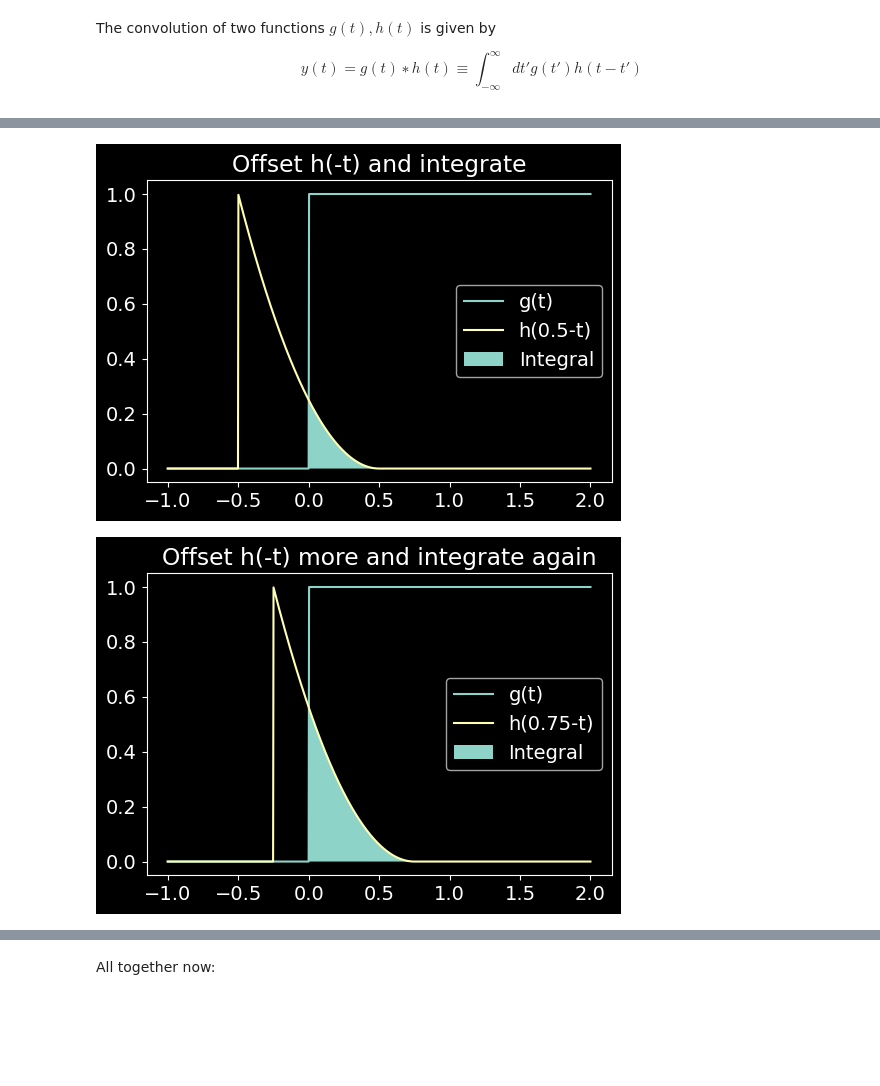
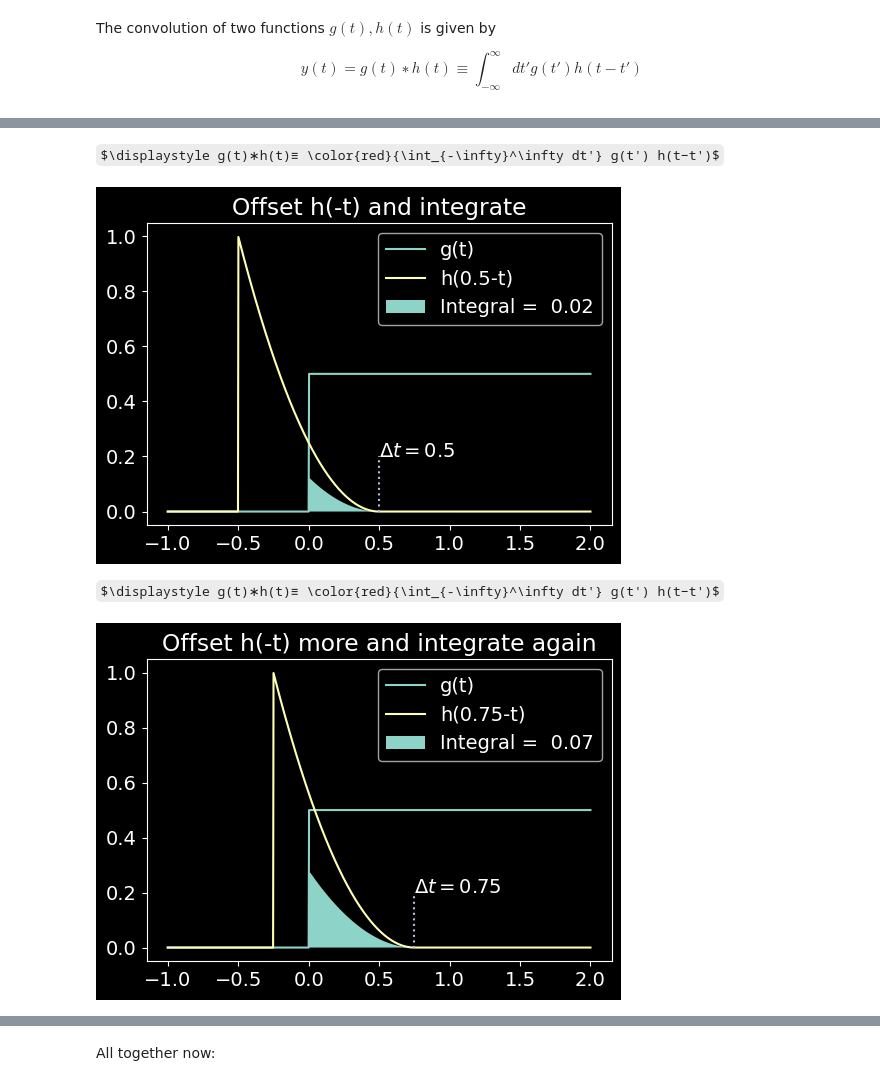
Before and after one commit to keflavich/AST4723-Public-Materials, a Jupyter notebook: FourierTransforms.ipynb, the cells around one changed output, grey strips where cells are left out. Drawn from its saved outputs; the diff is of its cells as text; code cells hidden in the pictures; some formulas as TeX source; blank space fills up the shorter version.

```diff
--- a/FourierTransforms.ipynb
+++ b/FourierTransforms.ipynb
@@ -472,5 +606,5 @@ Visual example of convolution:
 # %%
 def g(t):
-    return t > 0
+    return (t > 0)*0.5
 def h(t):
     return t**2 * (t>0) * (t < 1)
@@ -502,23 +648,33 @@ pl.title("Offset h(-t)");
 def overlap_hg(t, dt):
     tmdt = dt - t
     hflip = (tmdt)**2 * (tmdt>0) * (tmdt < 1)
-    g = t > 0
-    return hflip * g
+    return hflip * g(t)
 # %%
 t = np.linspace(-1, 2, 1000)
 pl.plot(t, g(t), label='g(t)')
 pl.plot(t, h(0.5-t), label='h(0.5-t)')
-pl.fill_between(t, t*0, overlap_hg(t, 0.5), label='Integral')
+pl.fill_between(t, t*0, overlap_hg(t, 0.5), label=f'Integral = {hconvt(0.5): 0.2f}')
+pl.plot([0.5, 0.5,], [0, 0.2], linestyle=':')
+pl.text(0.5, 0.2, "$\Delta t=0.5$")
+
 pl.legend(loc='best');
 pl.title("Offset h(-t) and integrate");
+Math("$$g(t)∗h(t)≡ \color{red}{\int_{-\infty}^\infty dt'} g(t') h(t−t')$$")
 # %% [output]
+$\displaystyle g(t)∗h(t)≡ \color{red}{\int_{-\infty}^\infty dt'} g(t') h(t−t')$
-[figure, old version]
+[figure, new version]
 # %%
 t = np.linspace(-1, 2, 1000)
 pl.plot(t, g(t), label='g(t)')
 pl.plot(t, h(0.75-t), label='h(0.75-t)')
-pl.fill_between(t, t*0, overlap_hg(t, 0.75), label='Integral')
+pl.fill_between(t, t*0, overlap_hg(t, 0.75), label=f'Integral = {hconvt(0.75): 0.2f}')
+
+pl.plot([0.75, 0.75,], [0, 0.2], linestyle=':')
+pl.text(0.75, 0.2, "$\Delta t=0.75$")
+
 pl.legend(loc='best');
 pl.title("Offset h(-t) more and integrate again");
+Math("$$g(t)∗h(t)≡ \color{red}{\int_{-\infty}^\infty dt'} g(t') h(t−t')$$")
 # %% [output]
+$\displaystyle g(t)∗h(t)≡ \color{red}{\int_{-\infty}^\infty dt'} g(t') h(t−t')$
-[figure, old version]
+[figure, new version]
```
Also changed, not shown: parts of 46 cells of this notebook, 1 other file.
